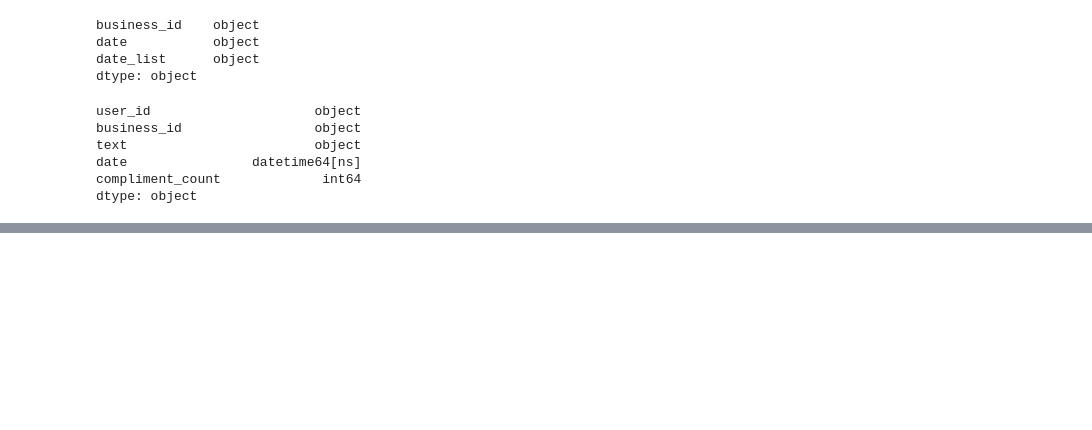
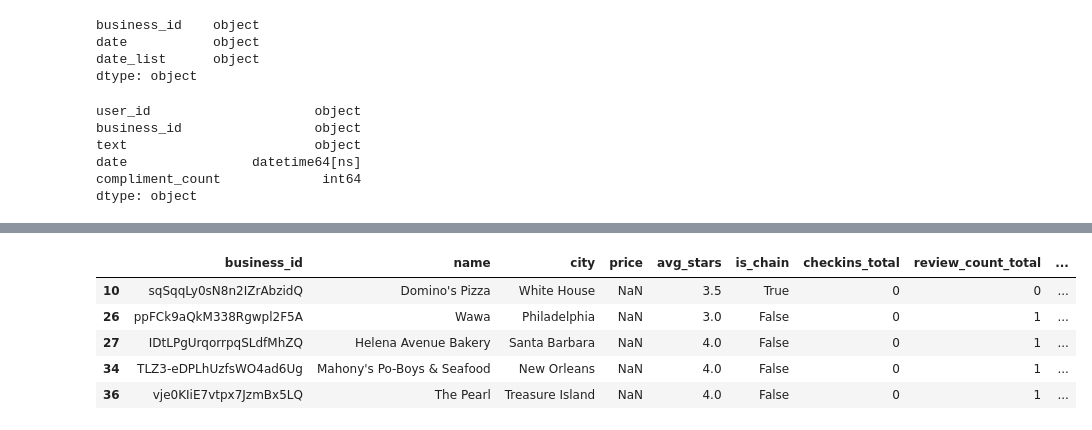
Before and after one commit to AyaIssa1/tp3_collecte, a Jupyter notebook: tp_yelp.ipynb, the cells around one changed output, grey strips where cells are left out. Saved outputs shown, nothing was run; the diff lists cells and outputs as text; code cells hidden in the pictures; blank space fills up the shorter version.

Commit message:
les jointures, calculer les indicateurs, il manque hours et price

```diff
--- a/tp_yelp.ipynb
+++ b/tp_yelp.ipynb
@@ -306,0 +312,4 @@ dtype: object
+# %%
+##### Compter combien il y a de réstaurant avec le meme nom #####
+countingName = business["name"].value_counts()
+business["is_chain"] = business["name"].map(countingName >= 3)
@@ -306,0 +357,48 @@ dtype: object
+# %%
+### Community
+eliteUsers_List = user[user["elite"] != "0"]["user_id"].tolist()
+review["is_elite_reviewer"] = review["user_id"].isin(eliteUsers_List).astype(int)
+
+
+elite_review_count = review.groupby("business_id")["is_elite_reviewer"].sum().reset_index()
+elite_review_count.columns = ["business_id", "elite_review_count"]
+
+business = business.merge(
+    elite_review_count,
+    on="business_id",
+    how="left"
+)
+## Nettoyage
+business["elite_review_count"] = business["elite_review_count"].fillna(0).astype(int)
+# %%
+## Test pour voir si tout fonctionne
+business = business[
+    (business["review_count_total"] > 0) |
+    (business["checkins_total"] > 0) |
+    (business["is_chain"] == True)
+]
+
+##### Dataframe final #####
+df_merge = business[[
+    "business_id",
+    "name",
+    "city",
+    "price",
+    "stars",
+    "is_chain",
+    "checkins_total",
+    "review_count_total",
+    "positive_ratio",
+    "elite_review_count",
+]].copy()
+# %%
+## simple rename pour le avg_stars vu que la colonne restaurants donne déjà ca
+dataframe_final = df_merge.rename(columns={"stars": "avg_stars"})
+dataframe_final.head()
+# %% [output]
+|  | business_id | name | city | price | avg_stars | is_chain | checkins_total | review_count_total | ... |
+| 10 | sqSqqLy0sN8n2IZrAbzidQ | Domino's Pizza | White House | NaN | 3.5 | True | 0 | 0 | ... |
+| 26 | ppFCk9aQkM338Rgwpl2F5A | Wawa | Philadelphia | NaN | 3.0 | False | 0 | 1 | ... |
+| 27 | IDtLPgUrqorrpqSLdfMhZQ | Helena Avenue Bakery | Santa Barbara | NaN | 4.0 | False | 0 | 1 | ... |
+| 34 | TLZ3-eDPLhUzfsWO4ad6Ug | Mahony's Po-Boys & Seafood | New Orleans | NaN | 4.0 | False | 0 | 1 | ... |
+| 36 | vje0KIiE7vtpx7JzmBx5LQ | The Pearl | Treasure Island | NaN | 4.0 | False | 0 | 1 | ... |
```
Also changed, not shown: parts of 5 cells of this notebook.
